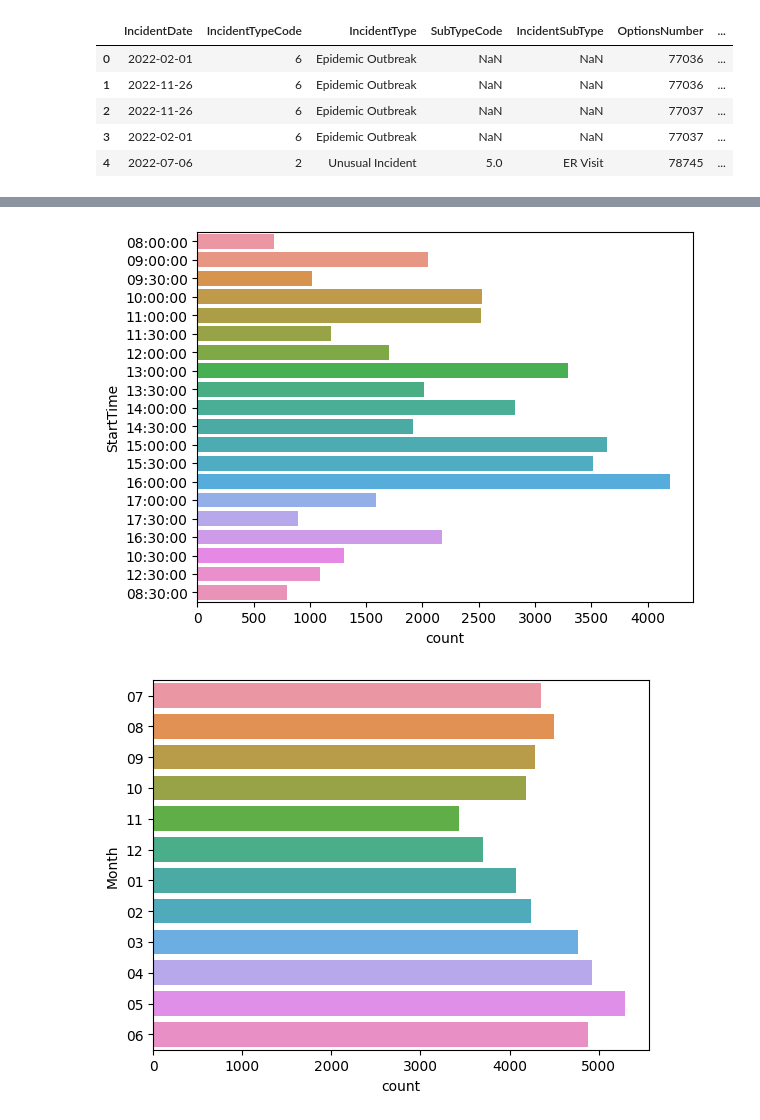
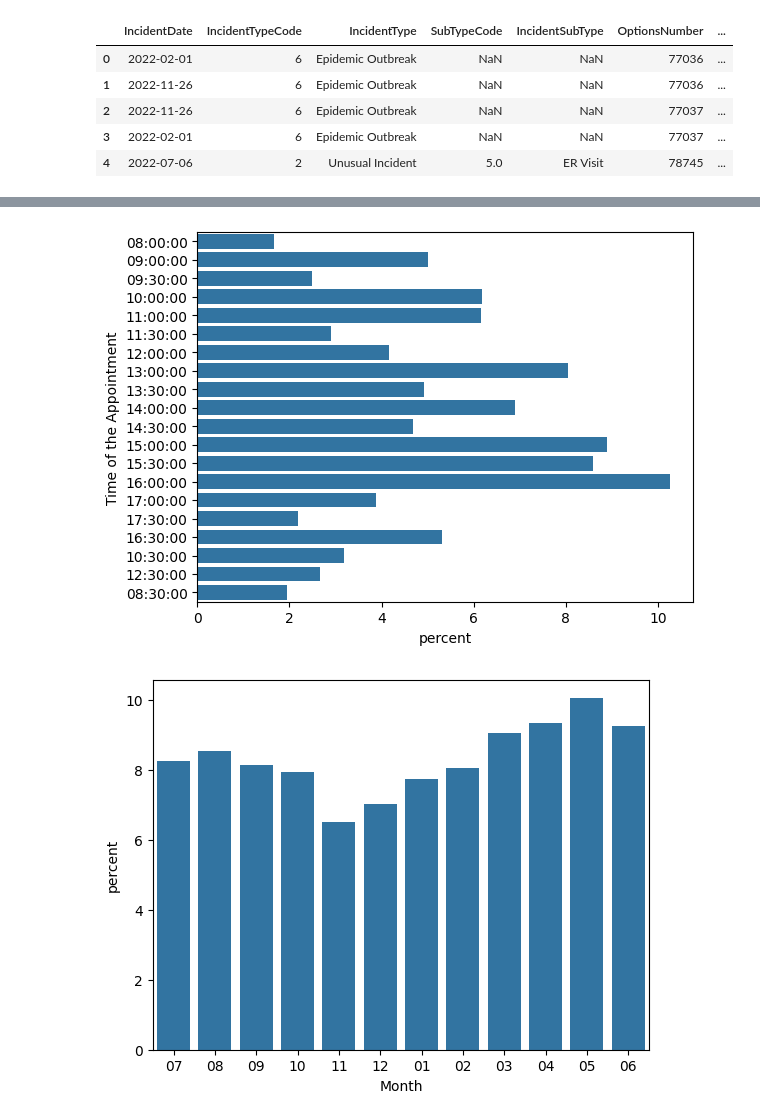
Before and after one commit to isimoree/aspiranet_fall24, a Jupyter notebook: Data Science Discovery - Aspiranet.ipynb, the cells around one changed output, grey strips where cells are left out. Saved outputs shown, nothing was run; the diff lists cells and outputs as text; code cells hidden in the pictures.

```diff
--- a/Data Science Discovery - Aspiranet.ipynb
+++ b/Data Science Discovery - Aspiranet.ipynb
@@ -84,13 +85,14 @@ top_20_starts = cancelled['StartTime'].value_counts()[:20]
 top_20_starts_arr = np.array(top_20_starts.index)
 
 time_subset = cancelled[cancelled['StartTime'].isin(top_20_starts_arr)]
-sns.countplot(data = time_subset, y = 'StartTime');
+sns.countplot(data = time_subset, y = 'StartTime', stat = 'percent')
+plt.ylabel('Time of the Appointment');
 # %% [output]
-[figure, old version]
+[figure, new version]
 # %%
 # Month Associated with Cancelled Appointments
 
 cancelled['Month'] = cancelled['StartDate'].str.extract('\d{4}-(\d+)-')
-sns.countplot(data = cancelled, y = 'Month');
+sns.countplot(data = cancelled, x = 'Month', stat = 'percent');
 # %% [output]
-[figure, old version]
+[figure, new version]
```
Also changed, not shown: parts of 4 cells of this notebook.
